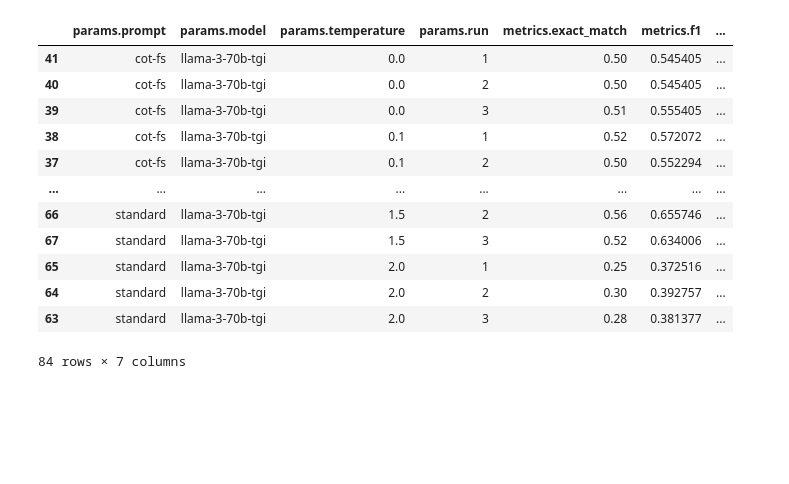
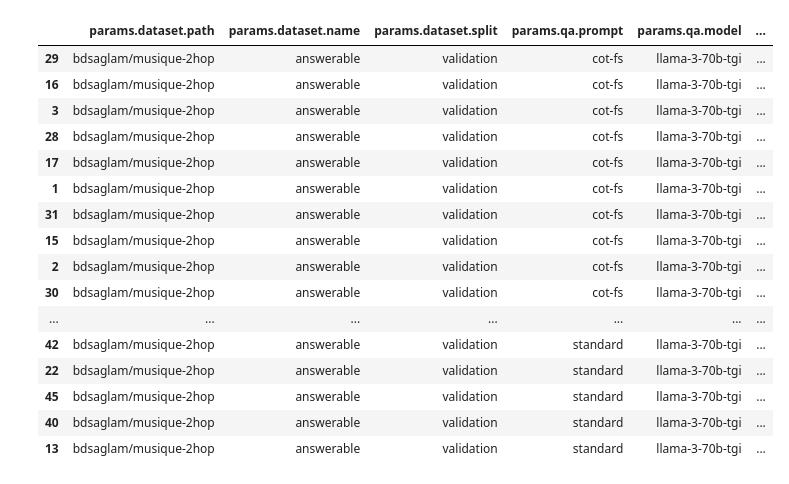
Before and after one commit to bdsaglam/bellem, a Jupyter notebook: dev_nbs/research-mhqa/visualize-experiments.ipynb, the cells around one changed output. Drawn from its saved outputs; the diff is of its cells as text; code cells hidden in the pictures; blank space fills up the shorter version.

```diff
--- a/dev_nbs/research-mhqa/visualize-experiments.ipynb
+++ b/dev_nbs/research-mhqa/visualize-experiments.ipynb
@@ -29,28 +29,32 @@ from dvc.repo import Repo
 repo = Repo()
 
 # Get the experiments
-experiments = list(extract_experiments(repo.experiments.show(num=100)))
+experiments = list(extract_experiments(repo.experiments.show()))
 # %%
 df = (
     pd.json_normalize(experiments)
-    .sort_values(["params.model", "params.prompt", "params.temperature", "params.run"])
+    .sort_values(["params.qa.model", "params.qa.prompt", "params.qa.temperature", "params.run"])
     .drop(columns=["commit", "id", "name"])
 )
 df
 # %% [output]
-|  | params.prompt | params.model | params.temperature | params.run | metrics.exact_match | metrics.f1 | ... |
-| 41 | cot-fs | llama-3-70b-tgi | 0.0 | 1 | 0.50 | 0.545405 | ... |
-| 40 | cot-fs | llama-3-70b-tgi | 0.0 | 2 | 0.50 | 0.545405 | ... |
-| 39 | cot-fs | llama-3-70b-tgi | 0.0 | 3 | 0.51 | 0.555405 | ... |
-| 38 | cot-fs | llama-3-70b-tgi | 0.1 | 1 | 0.52 | 0.572072 | ... |
-| 37 | cot-fs | llama-3-70b-tgi | 0.1 | 2 | 0.50 | 0.552294 | ... |
-| ... | ... | ... | ... | ... | ... | ... | ... |
-| 66 | standard | llama-3-70b-tgi | 1.5 | 2 | 0.56 | 0.655746 | ... |
-| 67 | standard | llama-3-70b-tgi | 1.5 | 3 | 0.52 | 0.634006 | ... |
-| 65 | standard | llama-3-70b-tgi | 2.0 | 1 | 0.25 | 0.372516 | ... |
-| 64 | standard | llama-3-70b-tgi | 2.0 | 2 | 0.30 | 0.392757 | ... |
-| 63 | standard | llama-3-70b-tgi | 2.0 | 3 | 0.28 | 0.381377 | ... |
+|  | params.dataset.path | params.dataset.name | params.dataset.split | params.qa.prompt | params.qa.model | ... |
+| 29 | bdsaglam/musique-2hop | answerable | validation | cot-fs | llama-3-70b-tgi | ... |
+| 16 | bdsaglam/musique-2hop | answerable | validation | cot-fs | llama-3-70b-tgi | ... |
+| 3 | bdsaglam/musique-2hop | answerable | validation | cot-fs | llama-3-70b-tgi | ... |
+| 28 | bdsaglam/musique-2hop | answerable | validation | cot-fs | llama-3-70b-tgi | ... |
+| 17 | bdsaglam/musique-2hop | answerable | validation | cot-fs | llama-3-70b-tgi | ... |
+| 1 | bdsaglam/musique-2hop | answerable | validation | cot-fs | llama-3-70b-tgi | ... |
+| 31 | bdsaglam/musique-2hop | answerable | validation | cot-fs | llama-3-70b-tgi | ... |
+| 15 | bdsaglam/musique-2hop | answerable | validation | cot-fs | llama-3-70b-tgi | ... |
+| 2 | bdsaglam/musique-2hop | answerable | validation | cot-fs | llama-3-70b-tgi | ... |
+| 30 | bdsaglam/musique-2hop | answerable | validation | cot-fs | llama-3-70b-tgi | ... |
+| ... | ... | ... | ... | ... | ... | ... |
+| 42 | bdsaglam/musique-2hop | answerable | validation | standard | llama-3-70b-tgi | ... |
+| 22 | bdsaglam/musique-2hop | answerable | validation | standard | llama-3-70b-tgi | ... |
+| 45 | bdsaglam/musique-2hop | answerable | validation | standard | llama-3-70b-tgi | ... |
+| 40 | bdsaglam/musique-2hop | answerable | validation | standard | llama-3-70b-tgi | ... |
+| 13 | bdsaglam/musique-2hop | answerable | validation | standard | llama-3-70b-tgi | ... |
-84 rows × 7 columns
 # %%
 metric_cols = [col for col in df.columns if col.startswith("metrics.")]
 # %%
```
Also changed, not shown: parts of 5 cells of this notebook, 2 other files.
